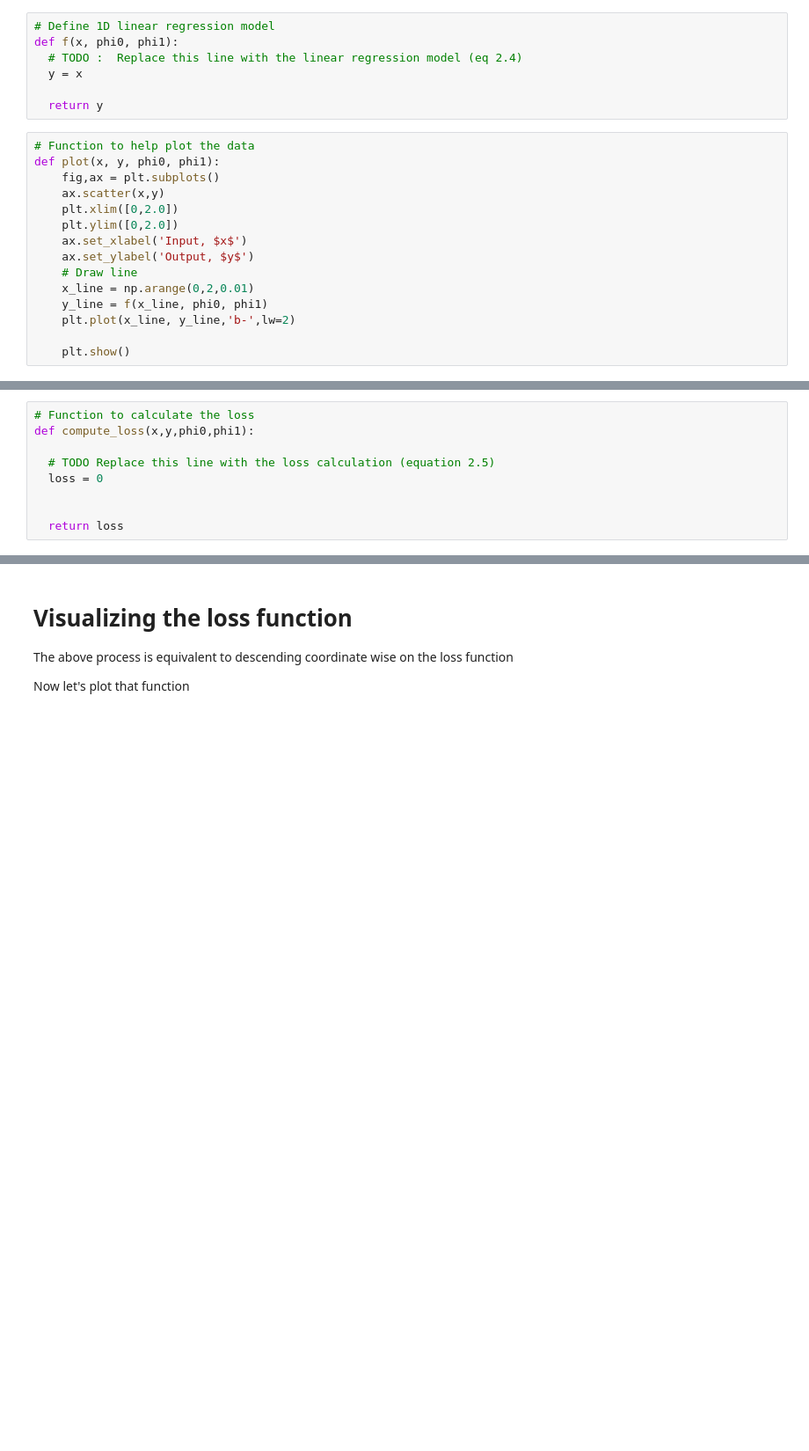
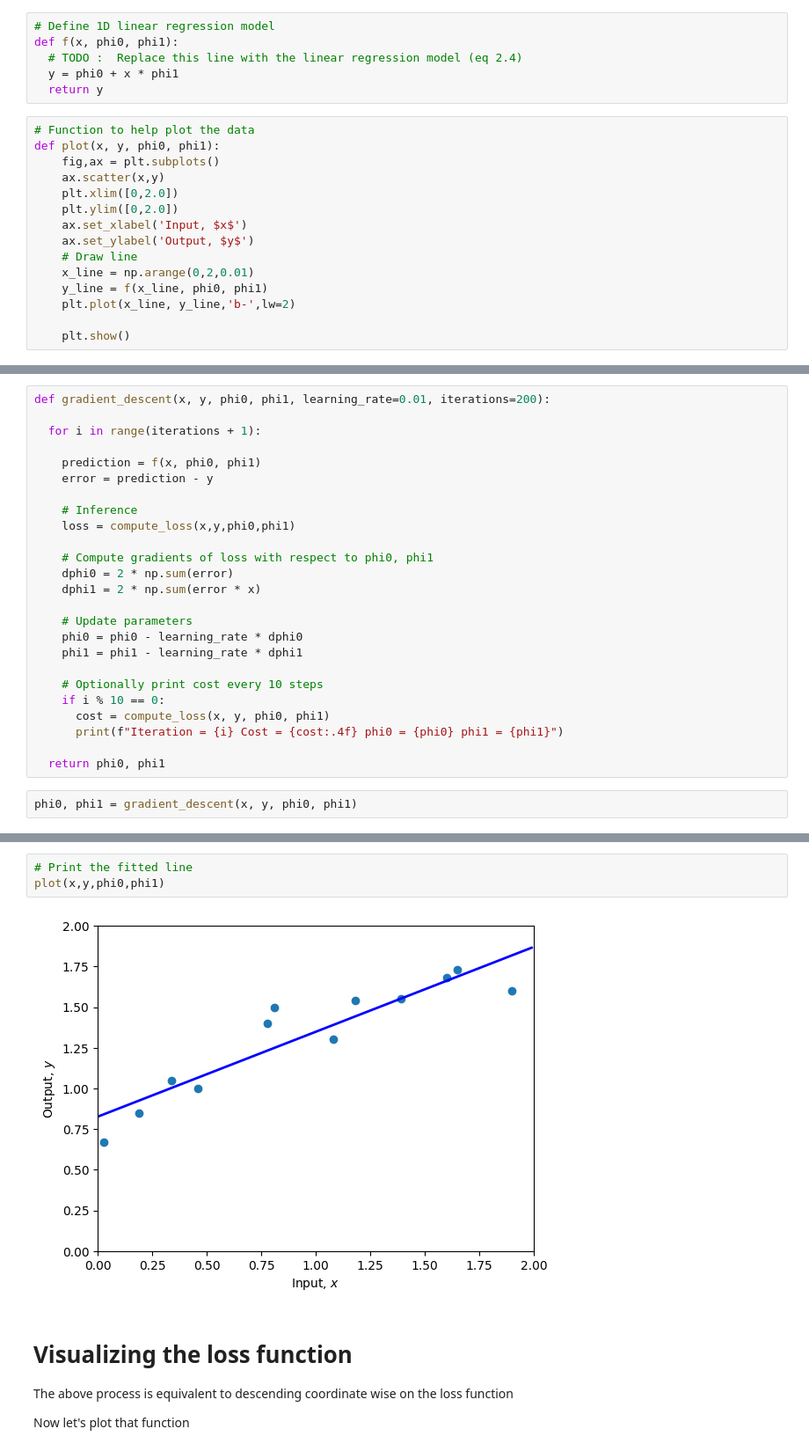
Before and after one commit to matisandacz/UnderstandingDL, a Jupyter notebook: Notebooks/Chap02/2_1_Supervised_Learning.ipynb, the cells around one changed output, grey strips where cells are left out. Shown at 88% size. Saved outputs shown, nothing was run; the diff lists cells and outputs as text; blank space fills up the shorter version.

Commit message:
Solve Chapter 2 - Supervised Learning with Linear Regression

```diff
--- a/Notebooks/Chap02/2_1_Supervised_Learning.ipynb
+++ b/Notebooks/Chap02/2_1_Supervised_Learning.ipynb
@@ -24,8 +38,7 @@ print(y)
 # Define 1D linear regression model
 def f(x, phi0, phi1):
   # TODO :  Replace this line with the linear regression model (eq 2.4)
-  y = x
-
+  y = phi0 + x * phi1
   return y
 # %%
 # Function to help plot the data
@@ -50,9 +64,0 @@ plot(x,y,phi0,phi1)
-# %%
-# Function to calculate the loss
-def compute_loss(x,y,phi0,phi1):
-
-  # TODO Replace this line with the loss calculation (equation 2.5)
-  loss = 0
-
-
-  return loss
@@ -80,0 +117,27 @@ print(f'Your Loss = {compute_loss(x,y,phi0,phi1):3.2f}')
+# %%
+def gradient_descent(x, y, phi0, phi1, learning_rate=0.01, iterations=200):
+
+  for i in range(iterations + 1):
+
+    prediction = f(x, phi0, phi1)
+    error = prediction - y
+
+    # Inference
+    loss = compute_loss(x,y,phi0,phi1)
+
+    # Compute gradients of loss with respect to phi0, phi1
+    dphi0 = 2 * np.sum(error)
+    dphi1 = 2 * np.sum(error * x)
+
+    # Update parameters
+    phi0 = phi0 - learning_rate * dphi0
+    phi1 = phi1 - learning_rate * dphi1
+
+    # Optionally print cost every 10 steps
+    if i % 10 == 0:
+      cost = compute_loss(x, y, phi0, phi1)
+      print(f"Iteration = {i} Cost = {cost:.4f} phi0 = {phi0} phi1 = {phi1}")
+
+  return phi0, phi1
+# %%
+phi0, phi1 = gradient_descent(x, y, phi0, phi1)
@@ -81,3 +162,8 @@ print(f'Your Loss = {compute_loss(x,y,phi0,phi1):3.2f}')
+# %%
+# Print the fitted line
+plot(x,y,phi0,phi1)
+# %% [output]
+[figure, added]
 # %% [markdown]
 # Visualizing the loss function
 
```
Also changed, not shown: parts of 8 cells of this notebook.
